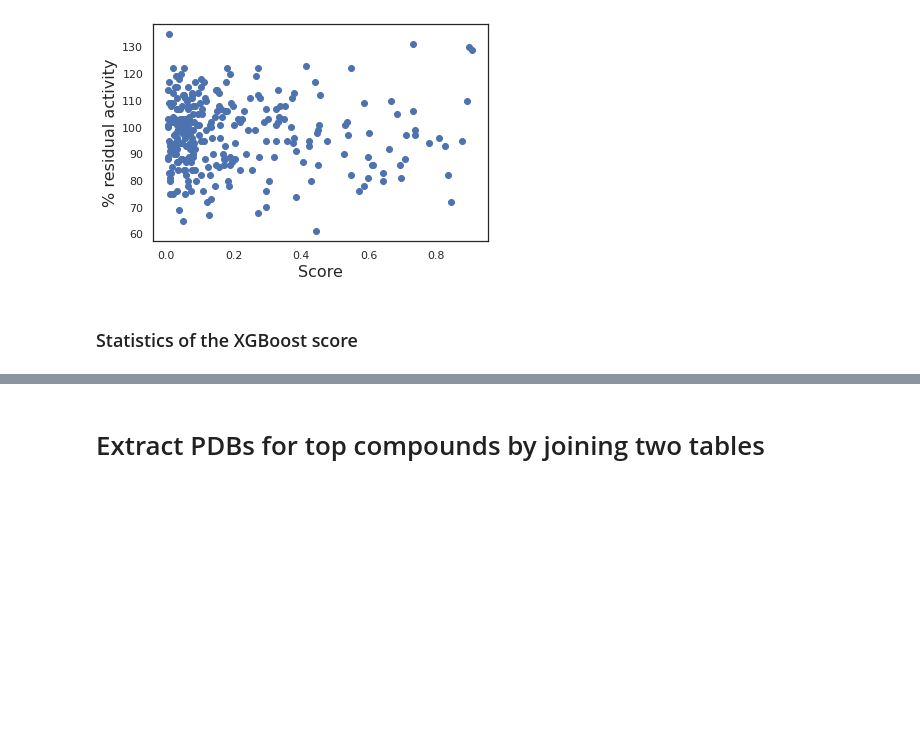
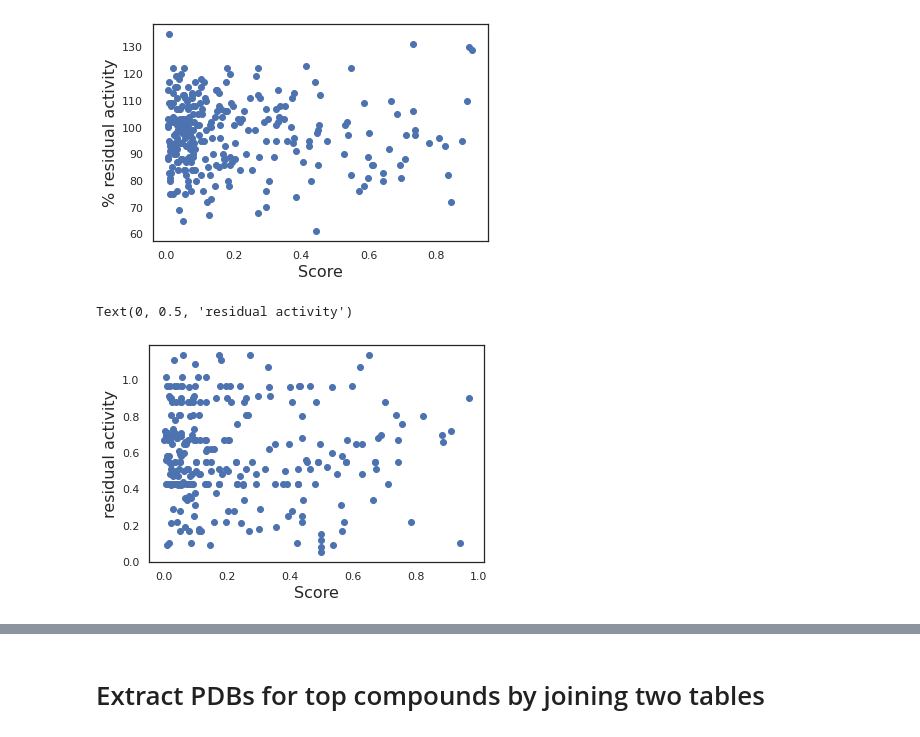
Before and after one commit to jglaser/gigadocking_notebooks, a Jupyter notebook: Gigadocking.ipynb, the cells around one changed output, grey strips where cells are left out. Cells and saved outputs as stored; diff of their text form; code cells hidden in the pictures; blank space fills up the shorter version.

```diff
--- a/Gigadocking.ipynb
+++ b/Gigadocking.ipynb
@@ -247,5 +247,3 @@ ax.set_ylabel("% residual activity",fontsize=16)
 # %% [output]
 Text(0, 0.5, '% residual activity')
 [figure]
-# %% [markdown]
-### Statistics of the XGBoost score
@@ -257,0 +258,10 @@ ORDER BY rf2 DESC LIMIT 200
+# %%
+fig, ax = plt.subplots()
+x = df_xgboost.xgb_score
+y = df_xgboost.__residual_activity
+ax.scatter(x,y)
+ax.set_xlabel("Score",fontsize=16)
+ax.set_ylabel("residual activity",fontsize=16)
+# %% [output]
+Text(0, 0.5, 'residual activity')
+[figure, added]
```
Also changed, not shown: parts of 4 cells of this notebook.
